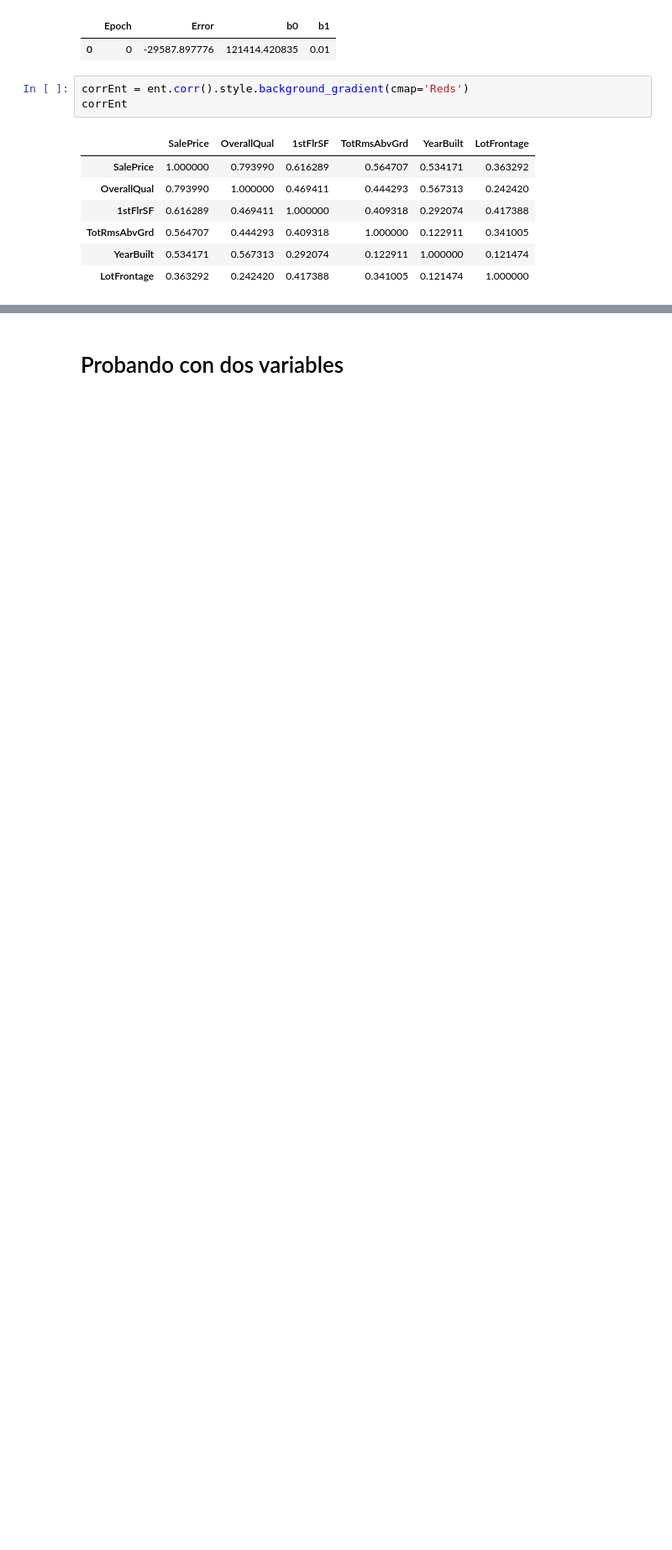
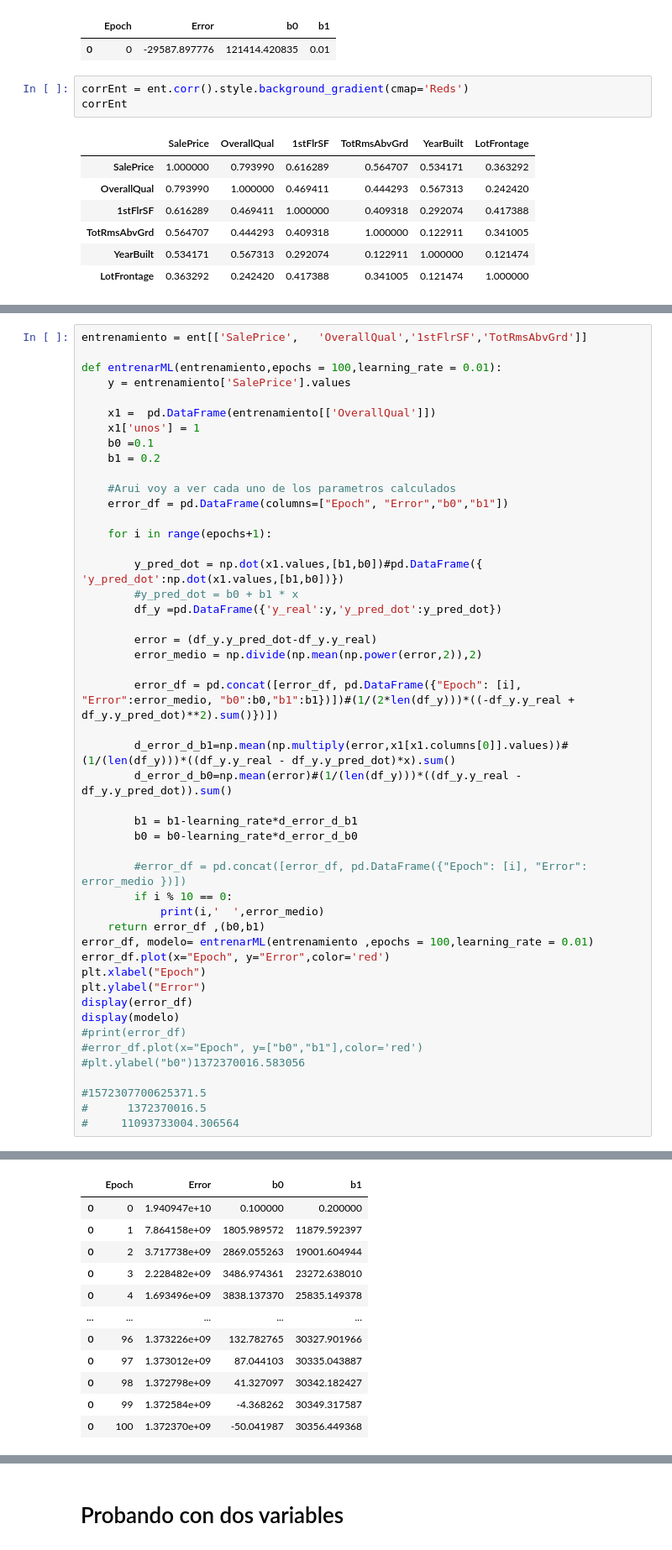
Before and after one commit to ronaldbailey/Proyecto-1---Regresi-n-con-Progra-, a Jupyter notebook: proyecto1.ipynb, the cells around one changed output, grey strips where cells are left out. Shown at 84% size. Cells and saved outputs as stored; diff of their text form; blank space fills up the shorter version.

Commit message:
Creacion de la funcion de modelo

```diff
--- a/proyecto1.ipynb
+++ b/proyecto1.ipynb
@@ -1150,3 +1176,52 @@ plt.ylabel("Error")
 100    1372370016.583056
 Text(0, 0.5, 'Error')
 [figure]
+# %%
+entrenamiento = ent[['SalePrice',	'OverallQual','1stFlrSF','TotRmsAbvGrd']]
+
+def entrenarML(entrenamiento,epochs = 100,learning_rate = 0.01):
+    y = entrenamiento['SalePrice'].values
+
+    x1 =  pd.DataFrame(entrenamiento[['OverallQual']])
+    x1['unos'] = 1
+    b0 =0.1
+    b1 = 0.2
+
+    #Arui voy a ver cada uno de los parametros calculados
+    error_df = pd.DataFrame(columns=["Epoch", "Error","b0","b1"])
+
+    for i in range(epochs+1):
+
+        y_pred_dot = np.dot(x1.values,[b1,b0])#pd.DataFrame({ 'y_pred_dot':np.dot(x1.values,[b1,b0])})
+        #y_pred_dot = b0 + b1 * x
+        df_y =pd.DataFrame({'y_real':y,'y_pred_dot':y_pred_dot})
+
+        error = (df_y.y_pred_dot-df_y.y_real)
+        error_medio = np.divide(np.mean(np.power(error,2)),2)
+
+        error_df = pd.concat([error_df, pd.DataFrame({"Epoch": [i], "Error":error_medio, "b0":b0,"b1":b1})])#(1/(2*len(df_y)))*((-df_y.y_real + df_y.y_pred_dot)**2).sum()})])
+
+        d_error_d_b1=np.mean(np.multiply(error,x1[x1.columns[0]].values))#(1/(len(df_y)))*((df_y.y_real - df_y.y_pred_dot)*x).sum()
+        d_error_d_b0=np.mean(error)#(1/(len(df_y)))*((df_y.y_real - df_y.y_pred_dot)).sum()
+
+        b1 = b1-learning_rate*d_error_d_b1
+        b0 = b0-learning_rate*d_error_d_b0
+
+        #error_df = pd.concat([error_df, pd.DataFrame({"Epoch": [i], "Error": error_medio })])
+        if i % 10 == 0:
+            print(i,'  ',error_medio)
+    return error_df ,(b0,b1)
+error_df, modelo= entrenarML(entrenamiento ,epochs = 100,learning_rate = 0.01)
+error_df.plot(x="Epoch", y="Error",color='red')
+plt.xlabel("Epoch")
+plt.ylabel("Error")
+display(error_df)
+display(modelo)
+#print(error_df)
+#error_df.plot(x="Epoch", y=["b0","b1"],color='red')
+#plt.ylabel("b0")1372370016.583056
+
+#1572307700625371.5
+#      1372370016.5
+#     11093733004.306564
+# %% [output]
@@ -1152,0 +1239,12 @@ Text(0, 0.5, 'Error')
+|  | Epoch | Error | b0 | b1 |
+| 0 | 0 | 1.940947e+10 | 0.100000 | 0.200000 |
+| 0 | 1 | 7.864158e+09 | 1805.989572 | 11879.592397 |
+| 0 | 2 | 3.717738e+09 | 2869.055263 | 19001.604944 |
+| 0 | 3 | 2.228482e+09 | 3486.974361 | 23272.638010 |
+| 0 | 4 | 1.693496e+09 | 3838.137370 | 25835.149378 |
+| ... | ... | ... | ... | ... |
+| 0 | 96 | 1.373226e+09 | 132.782765 | 30327.901966 |
+| 0 | 97 | 1.373012e+09 | 87.044103 | 30335.043887 |
+| 0 | 98 | 1.372798e+09 | 41.327097 | 30342.182427 |
+| 0 | 99 | 1.372584e+09 | -4.368262 | 30349.317587 |
+| 0 | 100 | 1.372370e+09 | -50.041987 | 30356.449368 |
```
Also changed, not shown: parts of 7 cells of this notebook, 4 other files.
